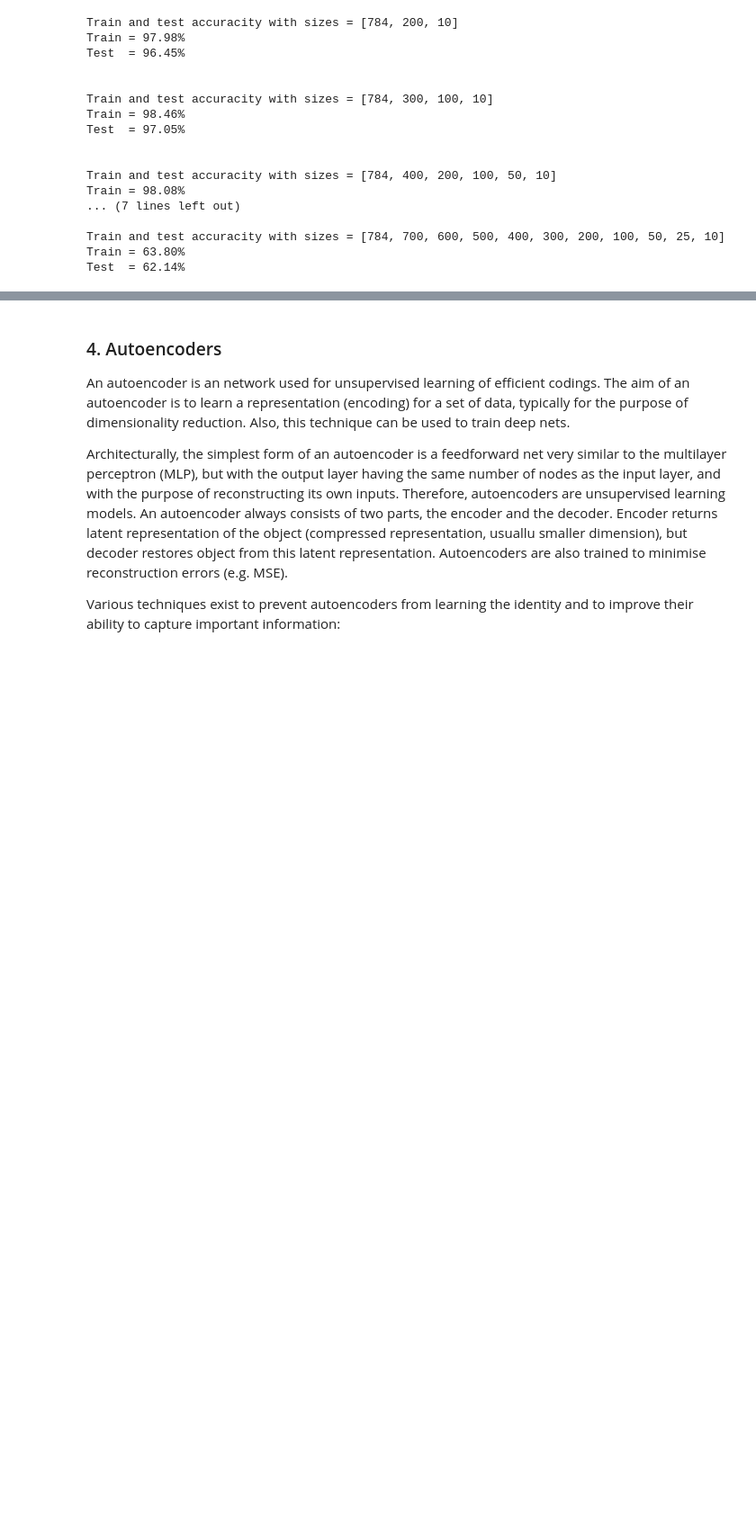
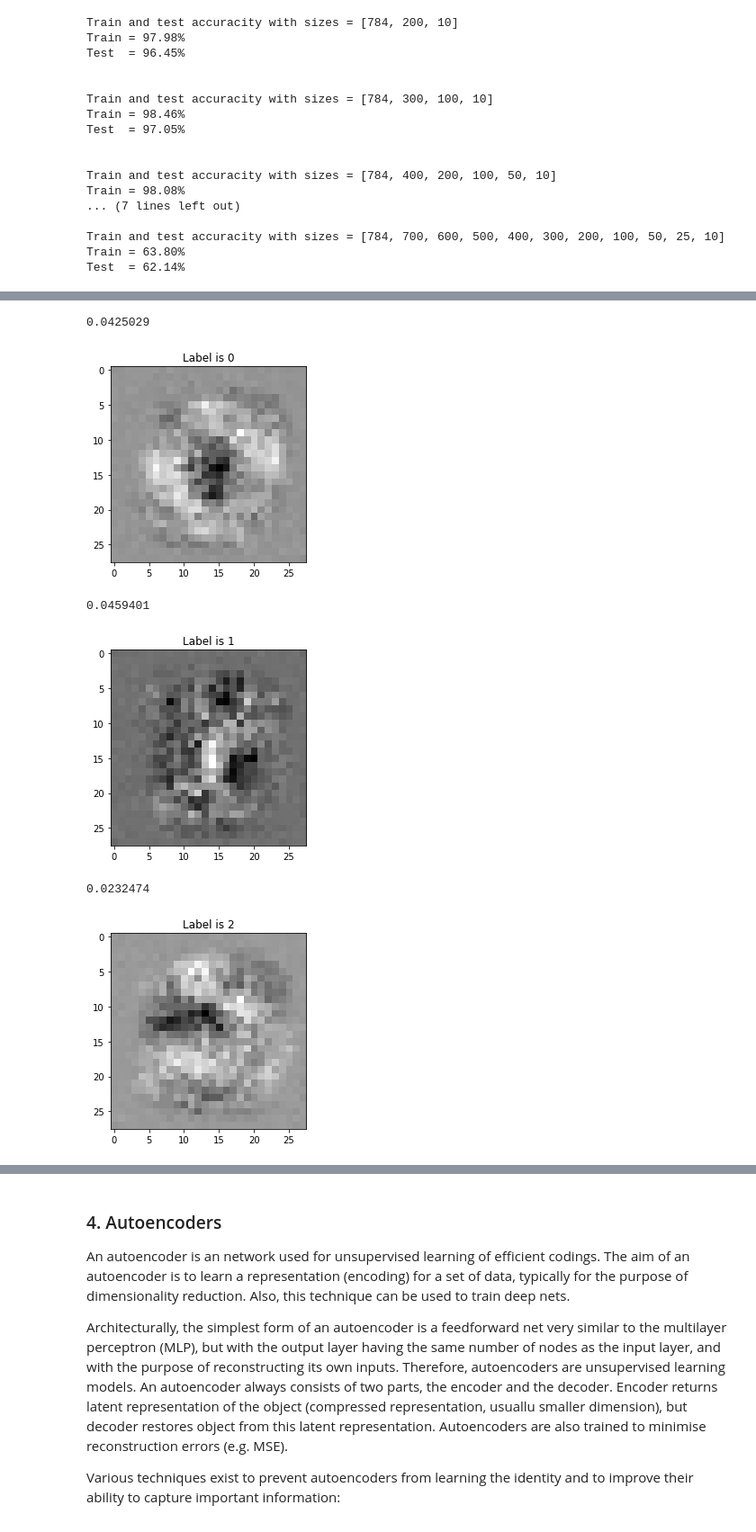
Before and after one commit to max-kuzn/squad, a Jupyter notebook: labs/lab-2.ipynb, the cells around one changed output, grey strips where cells are left out. Shown at 90% size. Cells and saved outputs as stored; diff of their text form; code cells hidden in the pictures; blank space fills up the shorter version.

```diff
--- a/labs/lab-2.ipynb
+++ b/labs/lab-2.ipynb
@@ -197,7 +197,7 @@ with tf.Session() as sess:
         acc_train += sess.run(accuracy, feed_dict={x: X_train, y_labels: Y_train})
         acc_test += sess.run(accuracy, feed_dict={x: X_test, y_labels: Y_test})
 
-    if cross_validation:
+    if cross_valid:
         acc_train /= parts
         acc_test /= parts
 
@@ -399,9 +399,12 @@ def compute_accuracy(
 # %%
 # 2. Train 2 layer net. Use sigmoid as nonlinearity.
-acc_train, acc_test = compute_accuracy(sizes=[196],
-                                       epoches=5,
+acc_train, acc_test, model = compute_accuracy(sizes=[196],
+                                       epoches=1,
                                        nonlinearity="sigmoid"
                                       )
+
+with tf.Session() as sess:
+    print(sess.run(model[3], feed_dict={model[0]: data[0:1], model[1]: labels[0:1]}))
 print("Train and test accuracity with sigmoid")
 print("Train = %.2f%%\nTest  = %.2f%%\n\n" % (100 * acc_train, 100 * acc_test))
 # %% [output]
@@ -465,27 +471,27 @@ Test  = 97.33%
 # Prove your words, train model for 2, 3, 5, 7 and 10 layers.
 
 s = [200]
-acc_train, acc_test = compute_accuracy(sizes=s, epoches=3)
+acc_train, acc_test, _ = compute_accuracy(sizes=s, epoches=2)
 print("Train and test accuracity with sizes =", s)
 print("Train = %.2f%%\nTest  = %.2f%%\n\n" % (100 * acc_train, 100 * acc_test))
 
 s = [300, 100]
-acc_train, acc_test = compute_accuracy(sizes=s, epoches=3)
+acc_train, acc_test, _ = compute_accuracy(sizes=s, epoches=2)
 print("Train and test accuracity with sizes =", s)
 print("Train = %.2f%%\nTest  = %.2f%%\n\n" % (100 * acc_train, 100 * acc_test))
 
 s = [400, 200, 100, 50]
-acc_train, acc_test = compute_accuracy(sizes=s, epoches=3)
+acc_train, acc_test, _ = compute_accuracy(sizes=s, epoches=2)
 print("Train and test accuracity with sizes =", s)
 print("Train = %.2f%%\nTest  = %.2f%%\n\n" % (100 * acc_train, 100 * acc_test))
 
 s = [600, 500, 400, 300, 200, 100, 50]
-acc_train, acc_test = compute_accuracy(sizes=s, epoches=3)
+acc_train, acc_test, _ = compute_accuracy(sizes=s, epoches=2)
 print("Train and test accuracity with sizes =", s)
 print("Train = %.2f%%\nTest  = %.2f%%\n\n" % (100 * acc_train, 100 * acc_test))
 
 s = [700, 600, 500, 400, 300, 200, 100, 50, 25]
-acc_train, acc_test = compute_accuracy(sizes=s, epoches=3)
+acc_train, acc_test, _ = compute_accuracy(sizes=s, epoches=2)
 print("Train and test accuracity with sizes =", s)
 print("Train = %.2f%%\nTest  = %.2f%%\n\n" % (100 * acc_train, 100 * acc_test))
 # %% [output]
@@ -508,0 +751,36 @@ Test  = 62.14%
+# %%
+tf.get_variable_scope().reuse_variables()
+
+with tf.Session() as sess:
+    for num in range(3):
+        #img = tf.Variable(tf.truncated_normal(shape=[1, 784], stddev=0.1))
+        img = tf.Variable(tf.zeros(shape=[1, 784], dtype=tf.float32))
+        normal_img = (img - tf.reduce_min(img)) / (tf.reduce_max(img) - tf.reduce_min(img))
+        layer1 = tf.nn.relu(tf.matmul(img, W1_const) + b1_const)
+        layer2 = tf.nn.relu(tf.matmul(layer1, W2_const) + b2_const)
+        loss = tf.reduce_mean(
+            tf.nn.sparse_softmax_cross_entropy_with_logits(
+                labels=[num],
+                logits=tf.matmul(layer2, W3_const) + b3_const
+            )
+        )
+        train_step = tf.train.GradientDescentOptimizer(0.1).minimize(loss)
+
+        sess.run(tf.global_variables_initializer())
+
+        for _ in range(10):
+            sess.run(train_step)
+
+        print(sess.run(loss))
+        img = np.asarray(sess.run(img)).reshape((28, 28))
+        img = (img - np.min(img)) / (np.max(img) - np.min(img))
+        plt.title('Label is ' + str(num))
+        plt.imshow(img, cmap="gray")
+        plt.show()
+# %% [output]
+0.0425029
+[figure, added]
+0.0459401
+[figure, added]
+0.0232474
+[figure, added]
```
Also changed, not shown: parts of 7 cells of this notebook.
